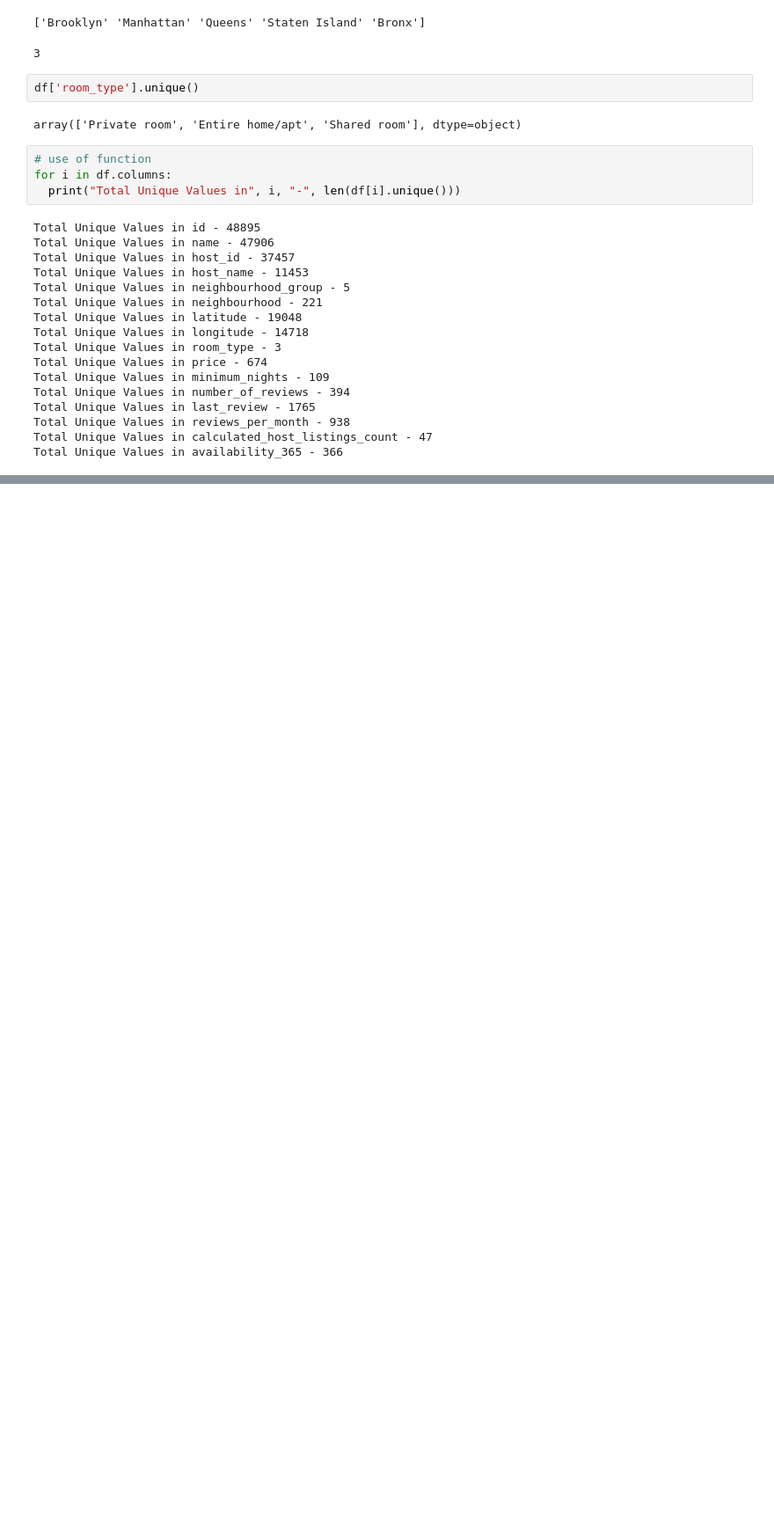
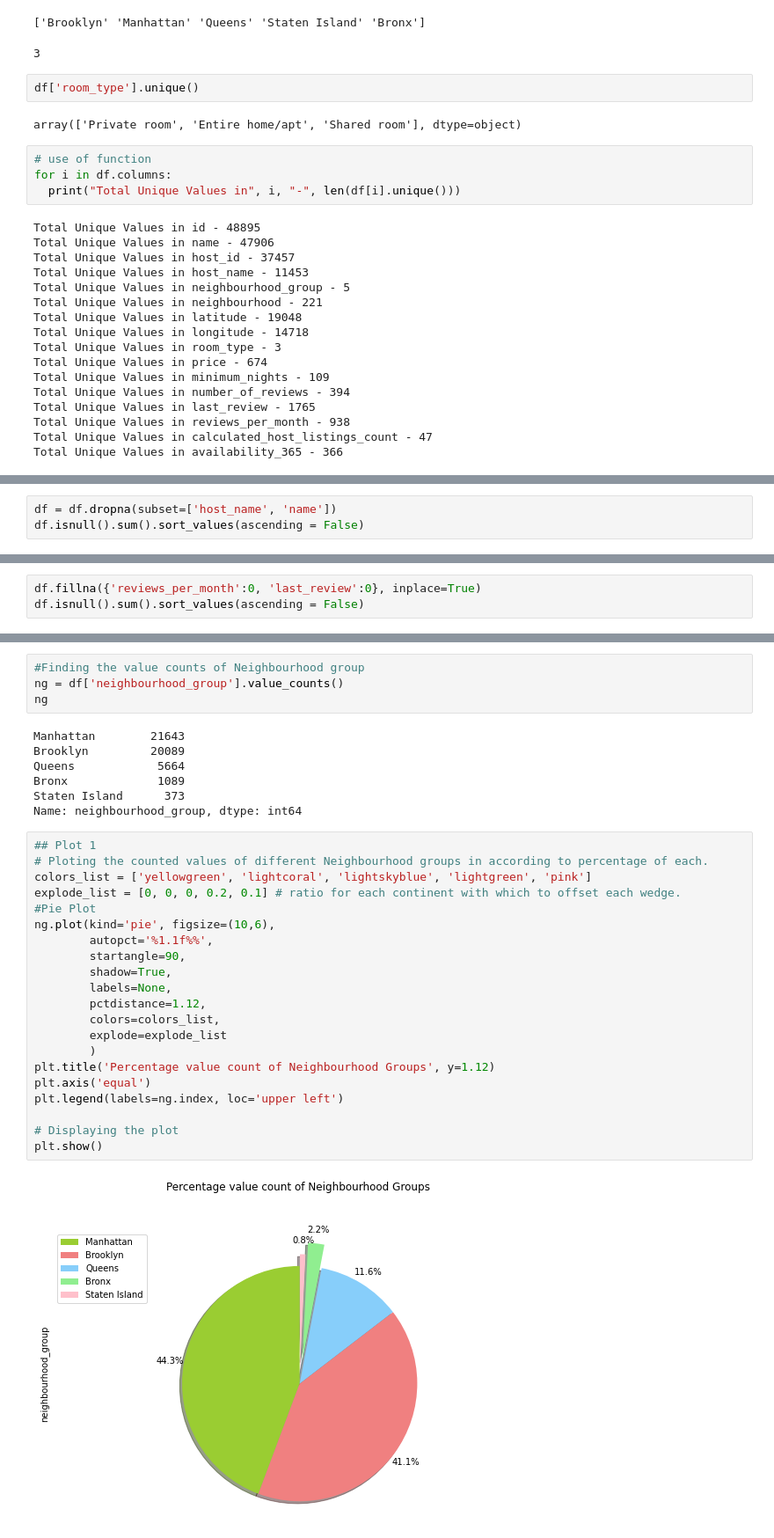
Before and after one commit to Darsh66/Airbnb-Booking-Analysis, a Jupyter notebook: Darshan_Capstone_Airbnb_Booking_Analysis.ipynb, the cells around one changed output, grey strips where cells are left out. Shown at 88% size. Saved outputs shown, nothing was run; the diff lists cells and outputs as text; blank space fills up the shorter version.

Commit message:
Plotting graphs and answering questions - third commit

```diff
--- a/Darshan_Capstone_Airbnb_Booking_Analysis.ipynb
+++ b/Darshan_Capstone_Airbnb_Booking_Analysis.ipynb
@@ -198,0 +221,3 @@ Total Unique Values in availability_365 - 366
+# %%
+df = df.dropna(subset=['host_name', 'name'])
+df.isnull().sum().sort_values(ascending = False)
@@ -198,0 +272,3 @@ Total Unique Values in availability_365 - 366
+# %%
+df.fillna({'reviews_per_month':0, 'last_review':0}, inplace=True)
+df.isnull().sum().sort_values(ascending = False)
@@ -198,0 +380,34 @@ Total Unique Values in availability_365 - 366
+# %%
+#Finding the value counts of Neighbourhood group
+ng = df['neighbourhood_group'].value_counts()
+ng
+# %% [output]
+Manhattan        21643
+Brooklyn         20089
+Queens            5664
+Bronx             1089
+Staten Island      373
+Name: neighbourhood_group, dtype: int64
+# %%
+## Plot 1
+# Ploting the counted values of different Neighbourhood groups in according to percentage of each.
+colors_list = ['yellowgreen', 'lightcoral', 'lightskyblue', 'lightgreen', 'pink']
+explode_list = [0, 0, 0, 0.2, 0.1] # ratio for each continent with which to offset each wedge.
+#Pie Plot
+ng.plot(kind='pie', figsize=(10,6),
+        autopct='%1.1f%%',
+        startangle=90,
+        shadow=True,
+        labels=None,
+        pctdistance=1.12,
+        colors=colors_list,
+        explode=explode_list
+        )
+plt.title('Percentage value count of Neighbourhood Groups', y=1.12)
+plt.axis('equal')
+plt.legend(labels=ng.index, loc='upper left')
+
+# Displaying the plot
+plt.show()
+# %% [output]
+[figure, added]
```
Also changed, not shown: parts of 57 cells of this notebook.
